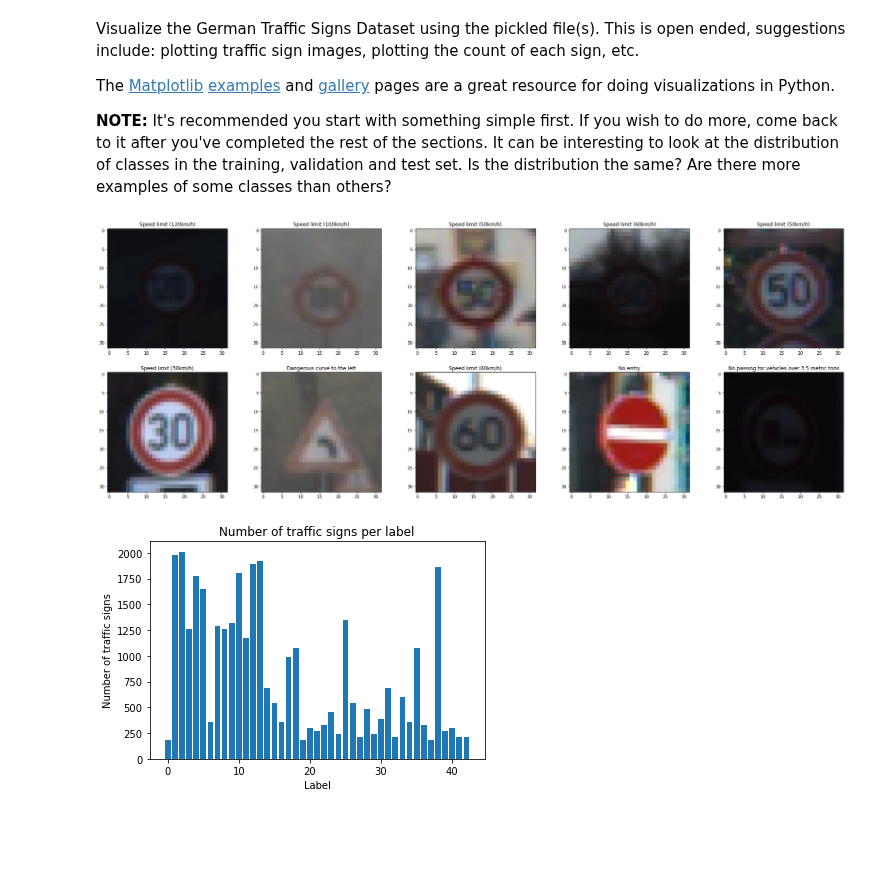
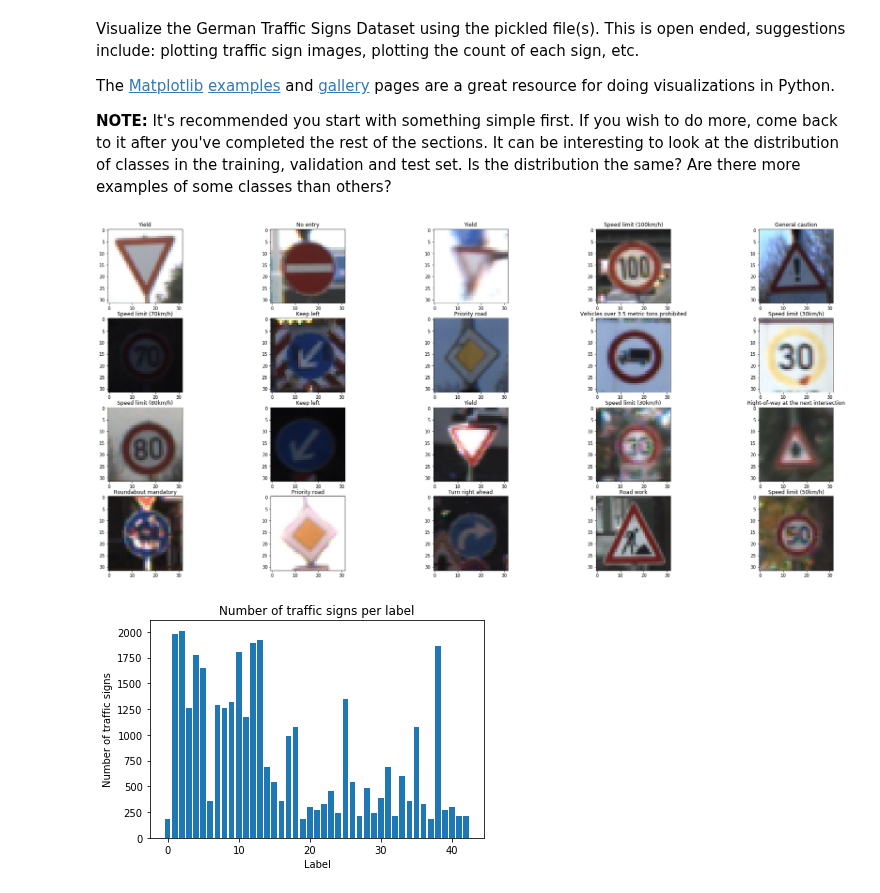
Before and after one commit to ekkus93/CarND-Traffic-Sign-Classifier-Project, a Jupyter notebook: Traffic_Sign_Classifier.ipynb, the cells around one changed output. Saved outputs shown, nothing was run; the diff lists cells and outputs as text; code cells hidden in the pictures; blank space fills up the shorter version.

```diff
--- a/Traffic_Sign_Classifier.ipynb
+++ b/Traffic_Sign_Classifier.ipynb
@@ -181,7 +133,9 @@ def display_X_y_images(X, y, signnames_pd, start_idx=0, end_idx=None, columns =
     num_of_images = end_idx - start_idx
     for i in range(start_idx, end_idx):
         image = X[i]
-        plt.subplot(num_of_images / columns + 1, columns, i + 1)
+
+        _i = i % num_of_images
+        plt.subplot(num_of_images / columns + 1, columns, _i + 1)
 
         if y[i] == -1:
             title = 'Unlabeled'
@@ -196,9 +150,9 @@ shuffle(idxs)
 X_train = X_train[idxs]
 y_train = y_train[idxs]
 # %%
-display_X_y_images(X_train, y_train, signnames_pd, 0, 10)
+display_X_y_images(X_train, y_train, signnames_pd, 60, 80)
 # %% [output]
-[figure, old version]
+[figure, new version]
 # %%
 from collections import Counter
 
```
Also changed, not shown: parts of 25 cells of this notebook.
